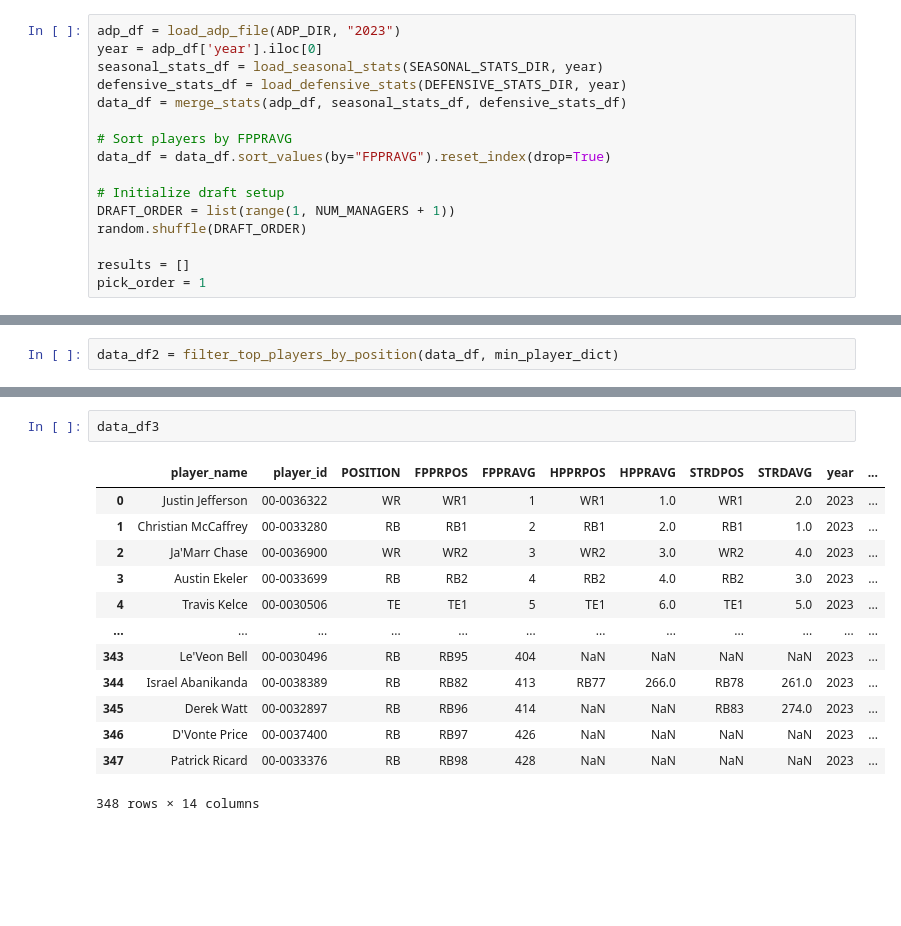
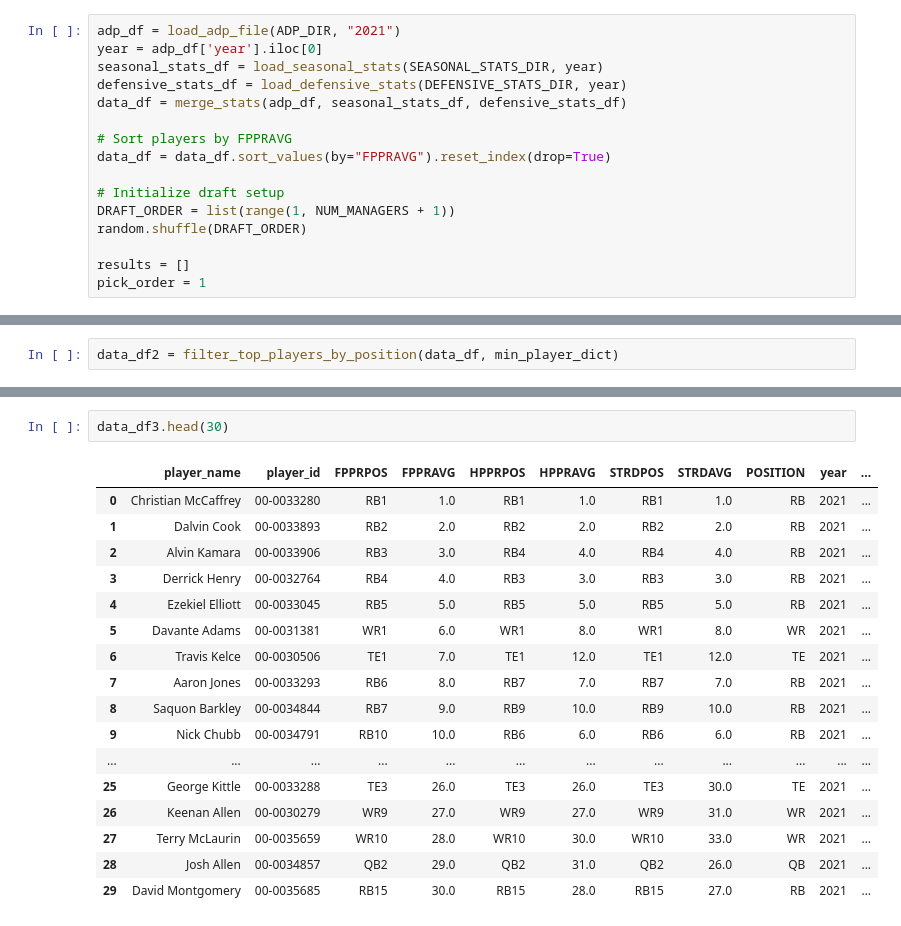
Before and after one commit to choym92/DraftingAlpha, a Jupyter notebook: scripts/EDA.ipynb, the cells around one changed output, grey strips where cells are left out. Saved outputs shown, nothing was run; the diff lists cells and outputs as text; blank space fills up the shorter version.

```diff
--- a/scripts/EDA.ipynb
+++ b/scripts/EDA.ipynb
@@ -108,7 +108,7 @@ def get_min_player_count_by_position(adp_dir, dstats_dir):
 # %%
 min_player_dict = get_min_player_count_by_position(ADP_DIR, DEFENSIVE_STATS_DIR)
 # %%
-adp_df = load_adp_file(ADP_DIR, "2023")
+adp_df = load_adp_file(ADP_DIR, "2021")
 year = adp_df['year'].iloc[0]
 seasonal_stats_df = load_seasonal_stats(SEASONAL_STATS_DIR, year)
 defensive_stats_df = load_defensive_stats(DEFENSIVE_STATS_DIR, year)
@@ -194,16 +202,20 @@ Scaled_breakpoints: [14, 33, 58, 96, 147]
 # %%
-data_df3
+data_df3.head(30)
 # %% [output]
-|  | player_name | player_id | POSITION | FPPRPOS | FPPRAVG | HPPRPOS | HPPRAVG | STRDPOS | STRDAVG | year | ... |
-| 0 | Justin Jefferson | 00-0036322 | WR | WR1 | 1 | WR1 | 1.0 | WR1 | 2.0 | 2023 | ... |
-| 1 | Christian McCaffrey | 00-0033280 | RB | RB1 | 2 | RB1 | 2.0 | RB1 | 1.0 | 2023 | ... |
-| 2 | Ja'Marr Chase | 00-0036900 | WR | WR2 | 3 | WR2 | 3.0 | WR2 | 4.0 | 2023 | ... |
-| 3 | Austin Ekeler | 00-0033699 | RB | RB2 | 4 | RB2 | 4.0 | RB2 | 3.0 | 2023 | ... |
-| 4 | Travis Kelce | 00-0030506 | TE | TE1 | 5 | TE1 | 6.0 | TE1 | 5.0 | 2023 | ... |
+|  | player_name | player_id | FPPRPOS | FPPRAVG | HPPRPOS | HPPRAVG | STRDPOS | STRDAVG | POSITION | year | ... |
+| 0 | Christian McCaffrey | 00-0033280 | RB1 | 1.0 | RB1 | 1.0 | RB1 | 1.0 | RB | 2021 | ... |
+| 1 | Dalvin Cook | 00-0033893 | RB2 | 2.0 | RB2 | 2.0 | RB2 | 2.0 | RB | 2021 | ... |
+| 2 | Alvin Kamara | 00-0033906 | RB3 | 3.0 | RB4 | 4.0 | RB4 | 4.0 | RB | 2021 | ... |
+| 3 | Derrick Henry | 00-0032764 | RB4 | 4.0 | RB3 | 3.0 | RB3 | 3.0 | RB | 2021 | ... |
+| 4 | Ezekiel Elliott | 00-0033045 | RB5 | 5.0 | RB5 | 5.0 | RB5 | 5.0 | RB | 2021 | ... |
+| 5 | Davante Adams | 00-0031381 | WR1 | 6.0 | WR1 | 8.0 | WR1 | 8.0 | WR | 2021 | ... |
+| 6 | Travis Kelce | 00-0030506 | TE1 | 7.0 | TE1 | 12.0 | TE1 | 12.0 | TE | 2021 | ... |
+| 7 | Aaron Jones | 00-0033293 | RB6 | 8.0 | RB7 | 7.0 | RB7 | 7.0 | RB | 2021 | ... |
+| 8 | Saquon Barkley | 00-0034844 | RB7 | 9.0 | RB9 | 10.0 | RB9 | 10.0 | RB | 2021 | ... |
+| 9 | Nick Chubb | 00-0034791 | RB10 | 10.0 | RB6 | 6.0 | RB6 | 6.0 | RB | 2021 | ... |
 | ... | ... | ... | ... | ... | ... | ... | ... | ... | ... | ... | ... |
-| 343 | Le'Veon Bell | 00-0030496 | RB | RB95 | 404 | NaN | NaN | NaN | NaN | 2023 | ... |
-| 344 | Israel Abanikanda | 00-0038389 | RB | RB82 | 413 | RB77 | 266.0 | RB78 | 261.0 | 2023 | ... |
-| 345 | Derek Watt | 00-0032897 | RB | RB96 | 414 | NaN | NaN | RB83 | 274.0 | 2023 | ... |
-| 346 | D'Vonte Price | 00-0037400 | RB | RB97 | 426 | NaN | NaN | NaN | NaN | 2023 | ... |
-| 347 | Patrick Ricard | 00-0033376 | RB | RB98 | 428 | NaN | NaN | NaN | NaN | 2023 | ... |
+| 25 | George Kittle | 00-0033288 | TE3 | 26.0 | TE3 | 26.0 | TE3 | 30.0 | TE | 2021 | ... |
+| 26 | Keenan Allen | 00-0030279 | WR9 | 27.0 | WR9 | 27.0 | WR9 | 31.0 | WR | 2021 | ... |
+| 27 | Terry McLaurin | 00-0035659 | WR10 | 28.0 | WR10 | 30.0 | WR10 | 33.0 | WR | 2021 | ... |
+| 28 | Josh Allen | 00-0034857 | QB2 | 29.0 | QB2 | 31.0 | QB2 | 26.0 | QB | 2021 | ... |
+| 29 | David Montgomery | 00-0035685 | RB15 | 30.0 | RB15 | 28.0 | RB15 | 27.0 | RB | 2021 | ... |
-348 rows × 14 columns
```
Also changed, not shown: parts of 10 cells of this notebook, 3 other files.
